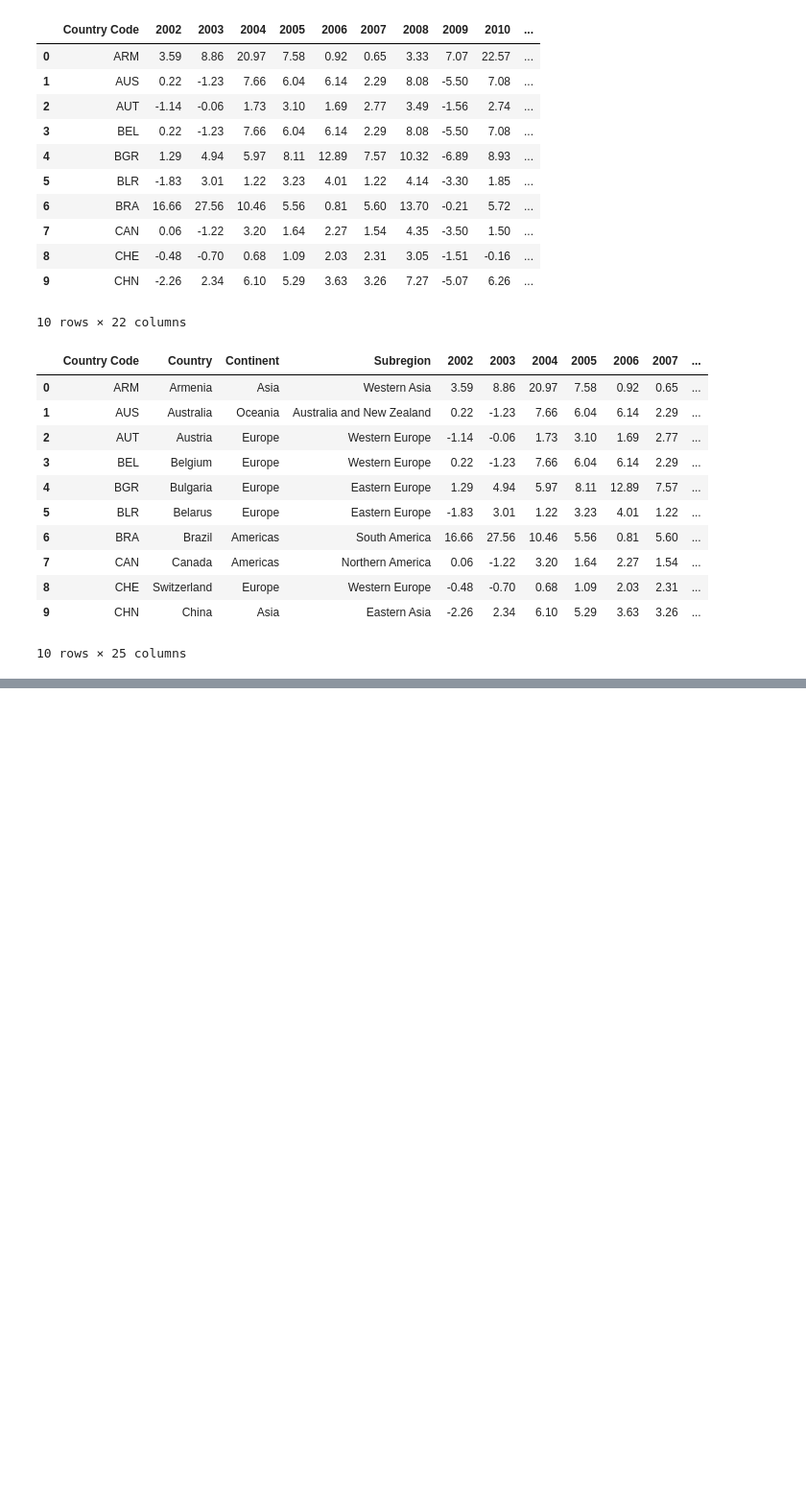
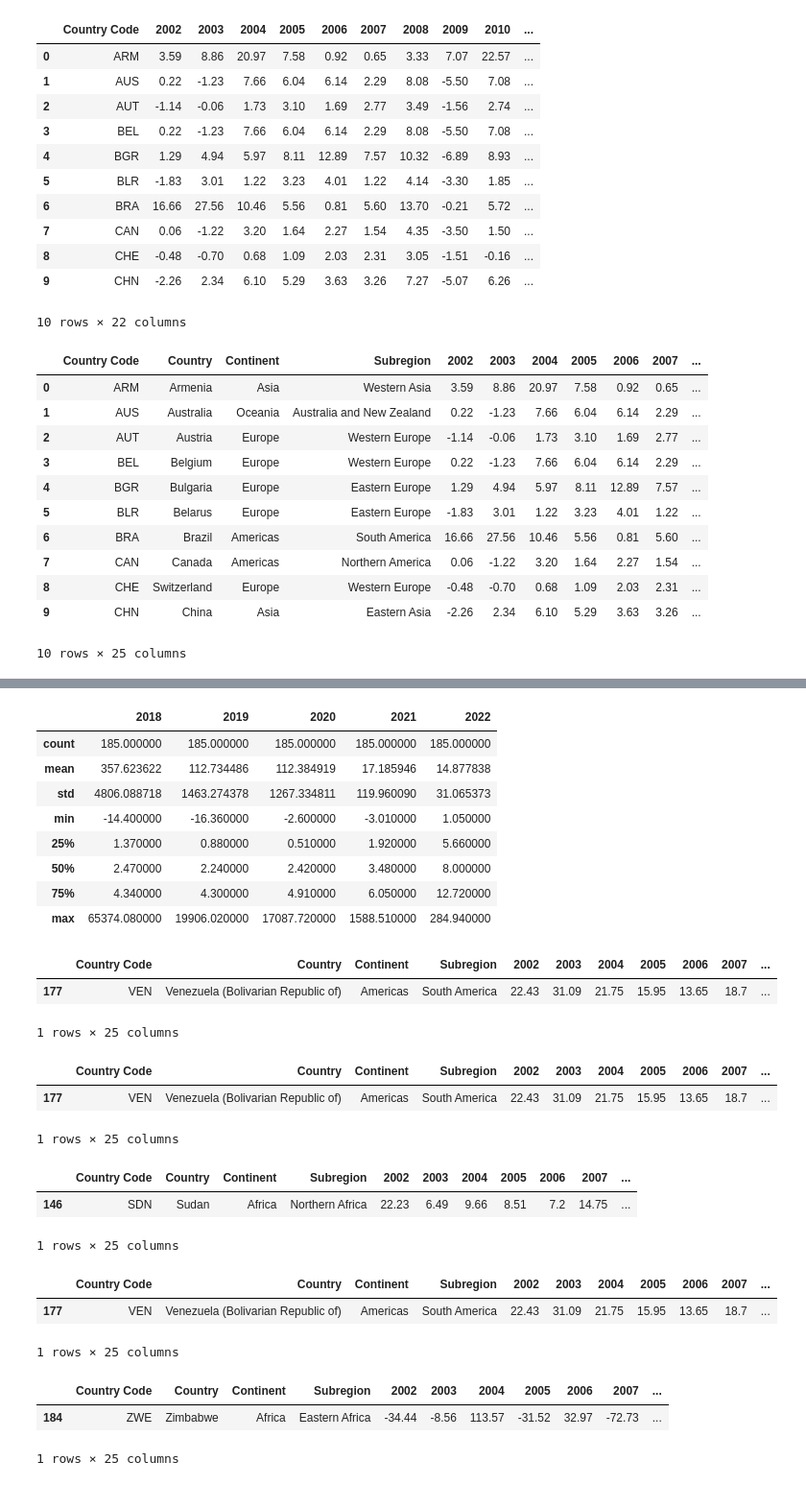
Before and after one commit to Waltzan/Project_3-Data_Engineering_Track, a Jupyter notebook: Data_Cleaning_Kim.ipynb, the cells around one changed output, grey strips where cells are left out. Shown: that part at 96% size. Drawn from its saved outputs; the diff is of its cells as text; code cells hidden in the pictures; blank space fills up the shorter version.

```diff
--- a/Data_Cleaning_Kim.ipynb
+++ b/Data_Cleaning_Kim.ipynb
@@ -349,0 +371,48 @@ producer_inflation.to_csv('Output/producer_inflation.csv', index=False, header=T
+# %%
+# descriptive statistics from 2018-2022
+headline_inflation.loc[:, '2018':'2022'].describe()
+# %% [output]
+|  | 2018 | 2019 | 2020 | 2021 | 2022 |
+| count | 185.000000 | 185.000000 | 185.000000 | 185.000000 | 185.000000 |
+| mean | 357.623622 | 112.734486 | 112.384919 | 17.185946 | 14.877838 |
+| std | 4806.088718 | 1463.274378 | 1267.334811 | 119.960090 | 31.065373 |
+| min | -14.400000 | -16.360000 | -2.600000 | -3.010000 | 1.050000 |
+| 25% | 1.370000 | 0.880000 | 0.510000 | 1.920000 | 5.660000 |
+| 50% | 2.470000 | 2.240000 | 2.420000 | 3.480000 | 8.000000 |
+| 75% | 4.340000 | 4.300000 | 4.910000 | 6.050000 | 12.720000 |
+| max | 65374.080000 | 19906.020000 | 17087.720000 | 1588.510000 | 284.940000 |
+# %%
+# locate country with highest inflation in 2018
+headline_inflation.loc[headline_inflation['2018'] == headline_inflation['2018'].max()]
+# %% [output]
+|  | Country Code | Country | Continent | Subregion | 2002 | 2003 | 2004 | 2005 | 2006 | 2007 | ... |
+| 177 | VEN | Venezuela (Bolivarian Republic of) | Americas | South America | 22.43 | 31.09 | 21.75 | 15.95 | 13.65 | 18.7 | ... |
+1 rows × 25 columns
+# %%
+# locate country with highest inflation in 2019
+headline_inflation.loc[headline_inflation['2019'] == headline_inflation['2019'].max()]
+# %% [output]
+|  | Country Code | Country | Continent | Subregion | 2002 | 2003 | 2004 | 2005 | 2006 | 2007 | ... |
+| 177 | VEN | Venezuela (Bolivarian Republic of) | Americas | South America | 22.43 | 31.09 | 21.75 | 15.95 | 13.65 | 18.7 | ... |
+1 rows × 25 columns
+# %%
+# locate country with highest inflation in 2020
+headline_inflation.loc[headline_inflation['2020'] == headline_inflation['2020'].max()]
+# %% [output]
+|  | Country Code | Country | Continent | Subregion | 2002 | 2003 | 2004 | 2005 | 2006 | 2007 | ... |
+| 146 | SDN | Sudan | Africa | Northern Africa | 22.23 | 6.49 | 9.66 | 8.51 | 7.2 | 14.75 | ... |
+1 rows × 25 columns
+# %%
+# locate country with highest inflation in 2021
+headline_inflation.loc[headline_inflation['2021'] == headline_inflation['2021'].max()]
+# %% [output]
+|  | Country Code | Country | Continent | Subregion | 2002 | 2003 | 2004 | 2005 | 2006 | 2007 | ... |
+| 177 | VEN | Venezuela (Bolivarian Republic of) | Americas | South America | 22.43 | 31.09 | 21.75 | 15.95 | 13.65 | 18.7 | ... |
+1 rows × 25 columns
+# %%
+# locate country with highest inflation in 2022
+headline_inflation.loc[headline_inflation['2022'] == headline_inflation['2022'].max()]
+# %% [output]
+|  | Country Code | Country | Continent | Subregion | 2002 | 2003 | 2004 | 2005 | 2006 | 2007 | ... |
+| 184 | ZWE | Zimbabwe | Africa | Eastern Africa | -34.44 | -8.56 | 113.57 | -31.52 | 32.97 | -72.73 | ... |
+1 rows × 25 columns
```
Also changed, not shown: parts of 1 cell of this notebook.
